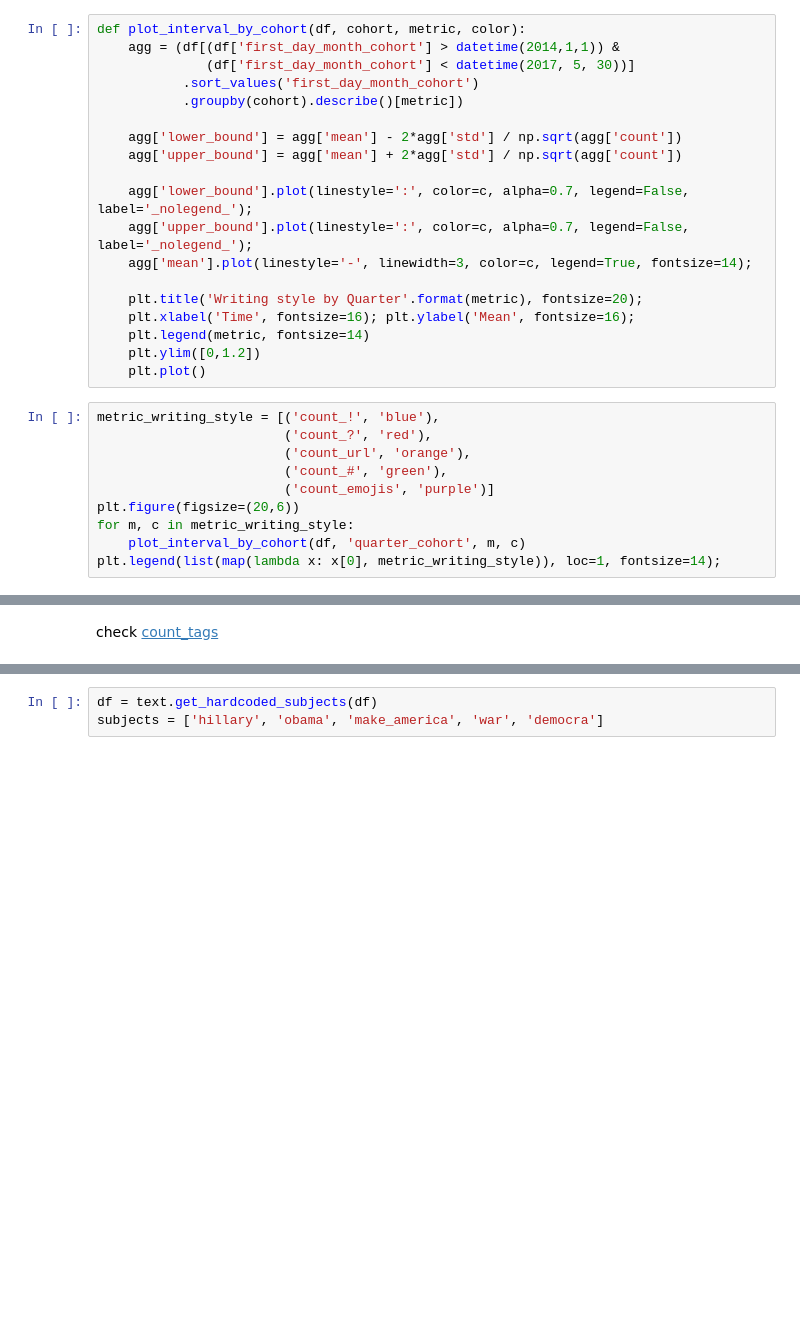
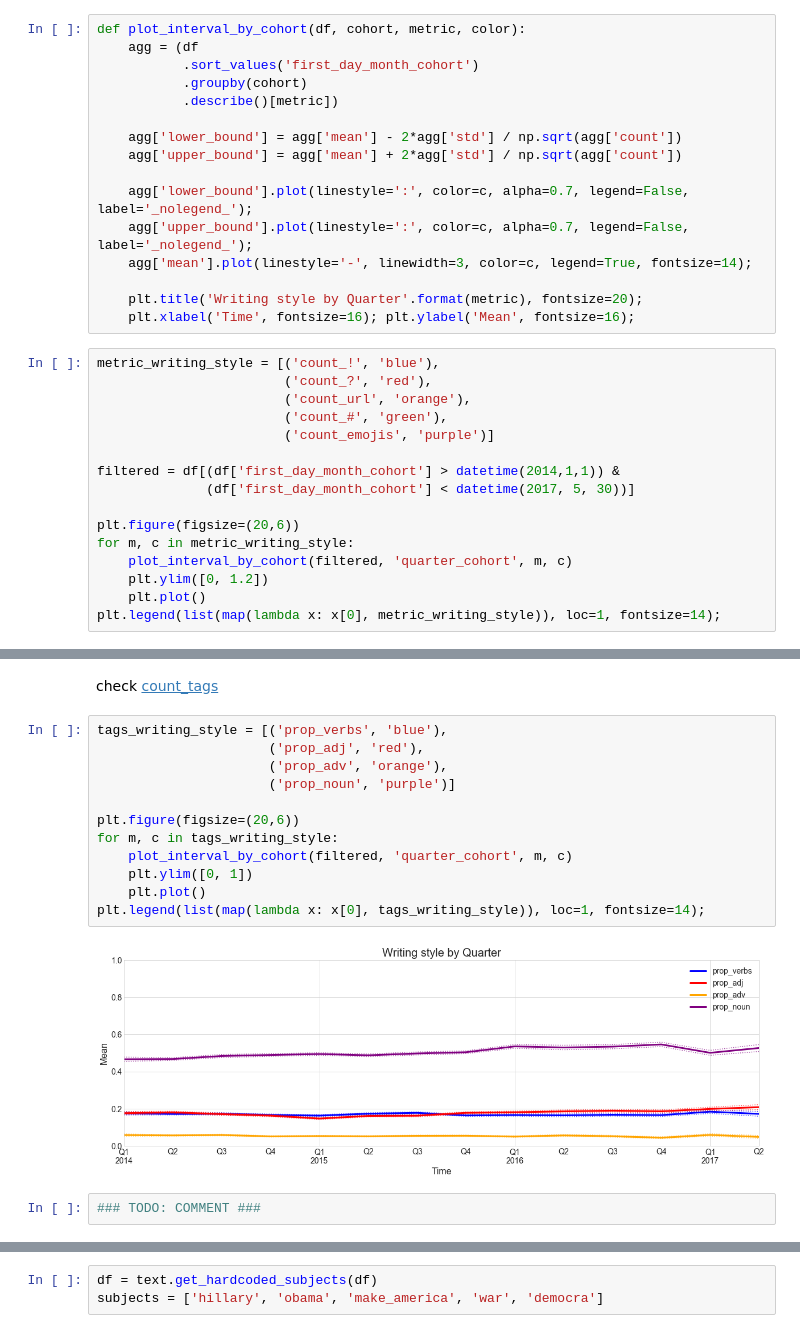
Before and after one commit to atulkumarin/project, a Jupyter notebook: analysis/project-report.ipynb, the cells around one changed output, grey strips where cells are left out. Drawn from its saved outputs; the diff is of its cells as text; blank space fills up the shorter version.

```diff
--- a/analysis/project-report.ipynb
+++ b/analysis/project-report.ipynb
@@ -43,10 +38,10 @@ check function [clean_series](https://github.com/liabifano/project/blob/master/t
 ### Over time
 # %%
 def plot_interval_by_cohort(df, cohort, metric, color):
-    agg = (df[(df['first_day_month_cohort'] > datetime(2014,1,1)) &
-              (df['first_day_month_cohort'] < datetime(2017, 5, 30))]
+    agg = (df
            .sort_values('first_day_month_cohort')
-           .groupby(cohort).describe()[metric])
+           .groupby(cohort)
+           .describe()[metric])
 
     agg['lower_bound'] = agg['mean'] - 2*agg['std'] / np.sqrt(agg['count'])
     agg['upper_bound'] = agg['mean'] + 2*agg['std'] / np.sqrt(agg['count'])
@@ -57,18 +52,21 @@ def plot_interval_by_cohort(df, cohort, metric, color):
 
     plt.title('Writing style by Quarter'.format(metric), fontsize=20);
     plt.xlabel('Time', fontsize=16); plt.ylabel('Mean', fontsize=16);
-    plt.legend(metric, fontsize=14)
-    plt.ylim([0,1.2])
-    plt.plot()
 # %%
 metric_writing_style = [('count_!', 'blue'),
                         ('count_?', 'red'),
                         ('count_url', 'orange'),
                         ('count_#', 'green'),
                         ('count_emojis', 'purple')]
+
+filtered = df[(df['first_day_month_cohort'] > datetime(2014,1,1)) &
+              (df['first_day_month_cohort'] < datetime(2017, 5, 30))]
+
 plt.figure(figsize=(20,6))
 for m, c in metric_writing_style:
-    plot_interval_by_cohort(df, 'quarter_cohort', m, c)
+    plot_interval_by_cohort(filtered, 'quarter_cohort', m, c)
+    plt.ylim([0, 1.2])
+    plt.plot()
 plt.legend(list(map(lambda x: x[0], metric_writing_style)), loc=1, fontsize=14);
 # %% [output]
 [figure]
@@ -77,3 +77,19 @@ tags = text.count_tags(df['clean_tokens'])
 df = pd.concat([df, tags], axis=1)
 # %% [markdown]
 check [count_tags]()
+# %%
+tags_writing_style = [('prop_verbs', 'blue'),
+                      ('prop_adj', 'red'),
+                      ('prop_adv', 'orange'),
+                      ('prop_noun', 'purple')]
+
+plt.figure(figsize=(20,6))
+for m, c in tags_writing_style:
+    plot_interval_by_cohort(filtered, 'quarter_cohort', m, c)
+    plt.ylim([0, 1])
+    plt.plot()
+plt.legend(list(map(lambda x: x[0], tags_writing_style)), loc=1, fontsize=14);
+# %% [output]
+[figure, added]
+# %%
+### TODO: COMMENT ###
```
Also changed, not shown: parts of 14 cells of this notebook.
